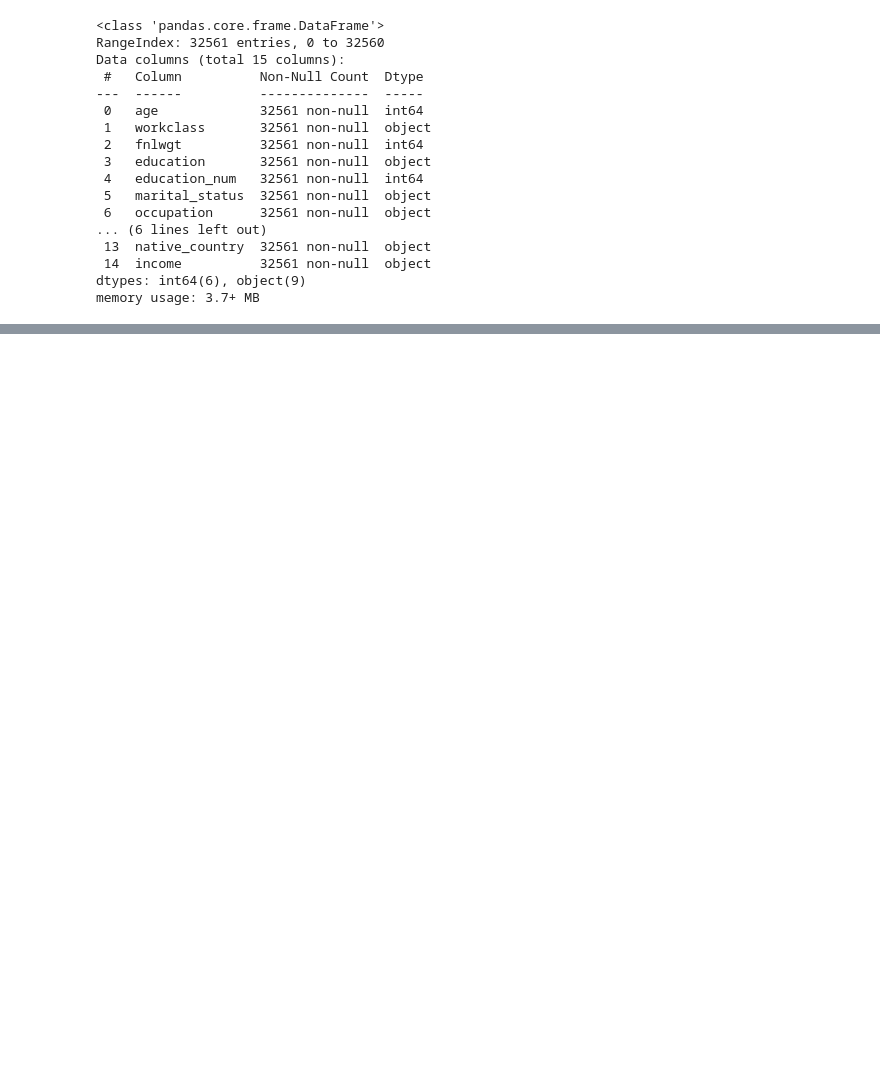
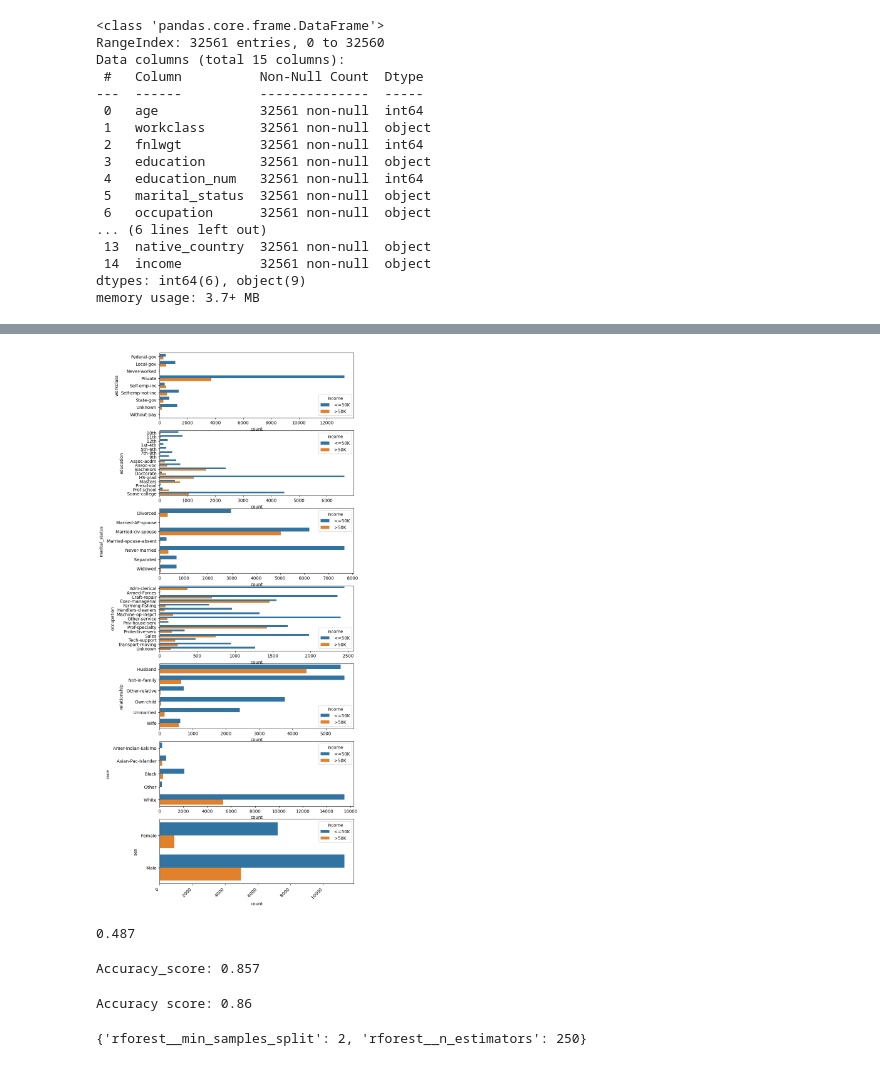
Before and after one commit to alexismenanieves/Model_Catalog, a Jupyter notebook: notebooks/DS03_Class_Adult_Income.ipynb, the cells around one changed output, grey strips where cells are left out. Cells and saved outputs as stored; diff of their text form; code cells hidden in the pictures; blank space fills up the shorter version.

```diff
--- a/notebooks/DS03_Class_Adult_Income.ipynb
+++ b/notebooks/DS03_Class_Adult_Income.ipynb
@@ -126,0 +181,24 @@ df_train = pd.concat([X_train,y_train], axis=1)
+# %%
+# 2.7 Visualize countplots of categorical covariates
+fig, ((a),(b),(c),(d),(e),(f),(g)) = plt.subplots(7,1, figsize=(8,22))
+plt.xticks(rotation=45, ha='right')
+sns.countplot(data=df_train, y='workclass', hue='income', ax=a)
+sns.countplot(data=df_train, y='education', hue='income', ax=b)
+sns.countplot(data=df_train, y='marital_status', hue='income', ax=c)
+sns.countplot(data=df_train, y='occupation', hue='income', ax=d)
+sns.countplot(data=df_train, y='relationship', hue='income', ax=e)
+sns.countplot(data=df_train, y='race', hue='income', ax=f)
+sns.countplot(data=df_train, y='sex', hue='income', ax=g)
+plt.show()
+# %% [output]
+[figure, added]
+# %%
+# Calculate correlation between categorical covariates
+table = pd.crosstab(df_train['marital_status'], df_train['relationship']).reset_index(drop=True)
+X2 = chi2_contingency(table, correction=False)[0]
+n = np.sum(table).sum()
+min_dim = min(table.shape)-1
+cramer_v = np.sqrt((X2/n)/min_dim)
+print(f'{cramer_v:.3}')
+# %% [output]
+0.487
@@ -126,0 +223,20 @@ df_train = pd.concat([X_train,y_train], axis=1)
+# %%
+print(f'Accuracy_score: {accuracy_score(y_test, y_hat):.3f}')
+# %% [output]
+Accuracy_score: 0.857
+# %%
+# 3.6 Fit a better model by tuning the hyperparameters
+h_params = [{
+    'rforest__min_samples_split':[2,3,4,5,6,7,8],
+    'rforest__n_estimators':[1,10,50,75,100,125,250,500,750,1000]
+}]
+cv_rf = GridSearchCV(ppl_rf, h_params)
+cv_rf.fit(X_train, y_train['income'])
+y_hat = cv_rf.predict(X_test)
+print(f'Accuracy score: {accuracy_score(y_test, y_hat):.2f}')
+# %% [output]
+Accuracy score: 0.86
+# %%
+cv_rf.best_params_
+# %% [output]
+{'rforest__min_samples_split': 2, 'rforest__n_estimators': 250}
```
Also changed, not shown: parts of 13 cells of this notebook.
